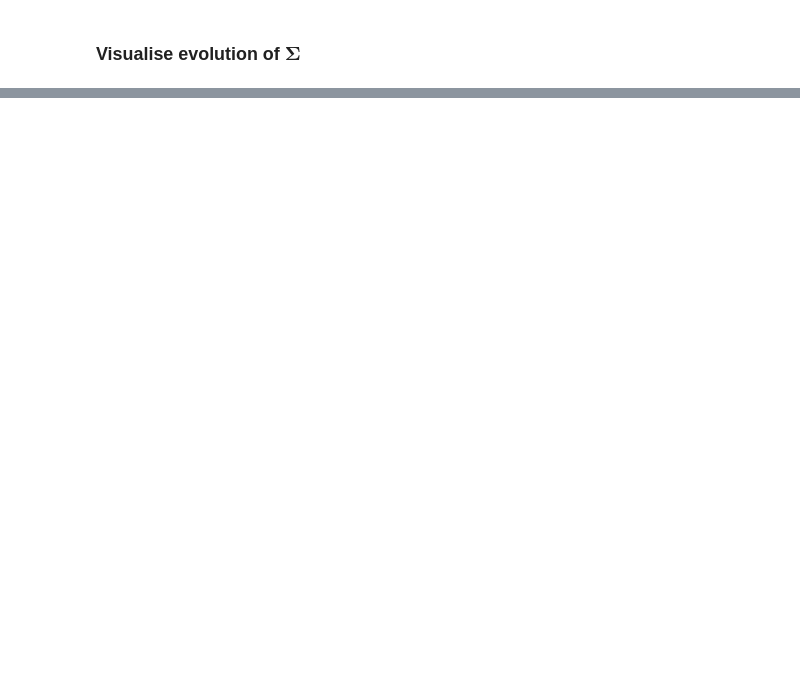
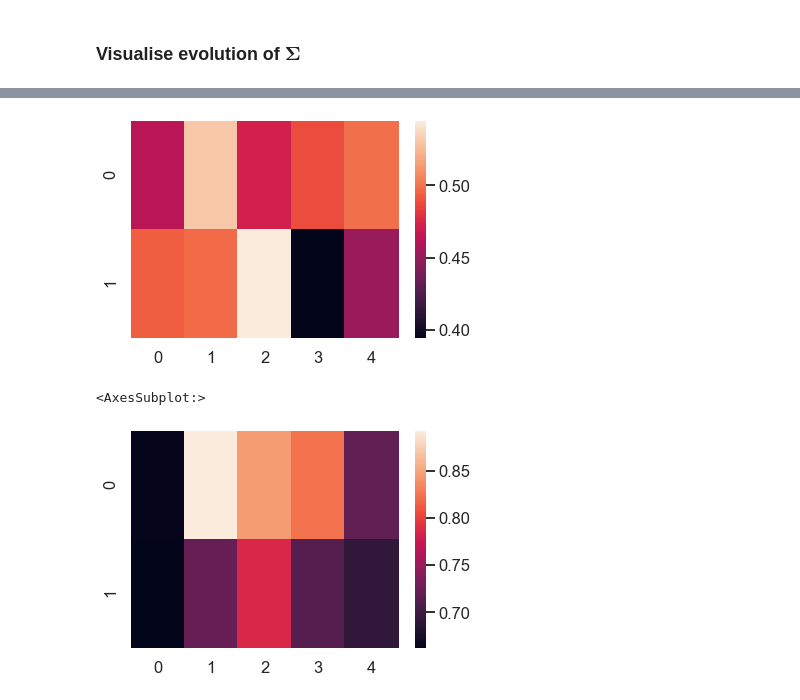
Before and after one commit to LinusBleistein/binary_ts, a Jupyter notebook: torch_structured_optim_softmax.ipynb, the cells around one changed output, grey strips where cells are left out. Drawn from its saved outputs; the diff is of its cells as text; code cells hidden in the pictures; blank space fills up the shorter version.

```diff
--- a/torch_structured_optim_softmax.ipynb
+++ b/torch_structured_optim_softmax.ipynb
@@ -1139,0 +1166,12 @@ plt.tight_layout()
+# %%
+mu_track = bints.mu_approx_track
+# %%
+mu_track = mu_track.reshape(-1,d,T+1)
+# %%
+sns.heatmap(mu_track[1,:,:])
+plt.show()
+sns.heatmap(mu_track[-1,:,:])
+# %% [output]
+[figure, added]
+<AxesSubplot:>
+[figure, added]
```
Also changed, not shown: parts of 13 cells of this notebook.
